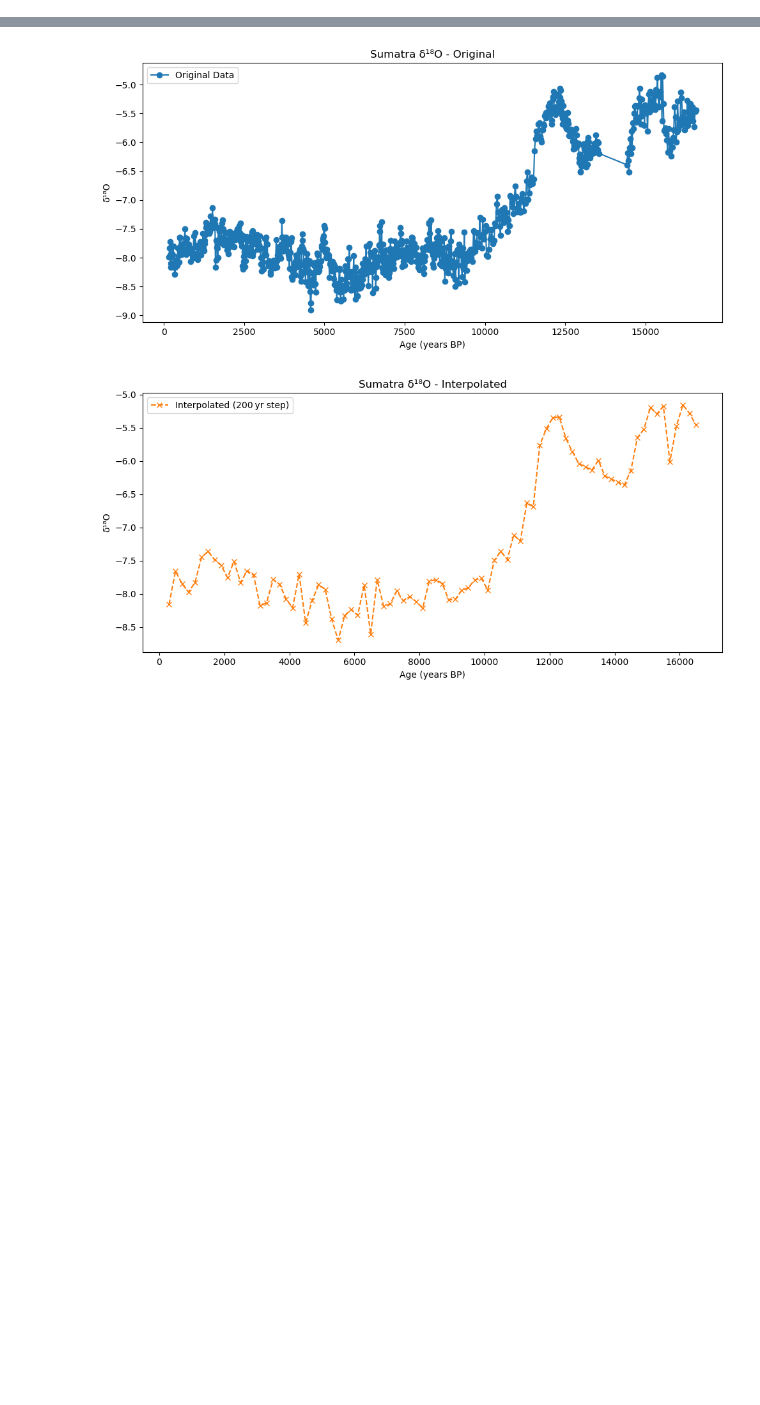
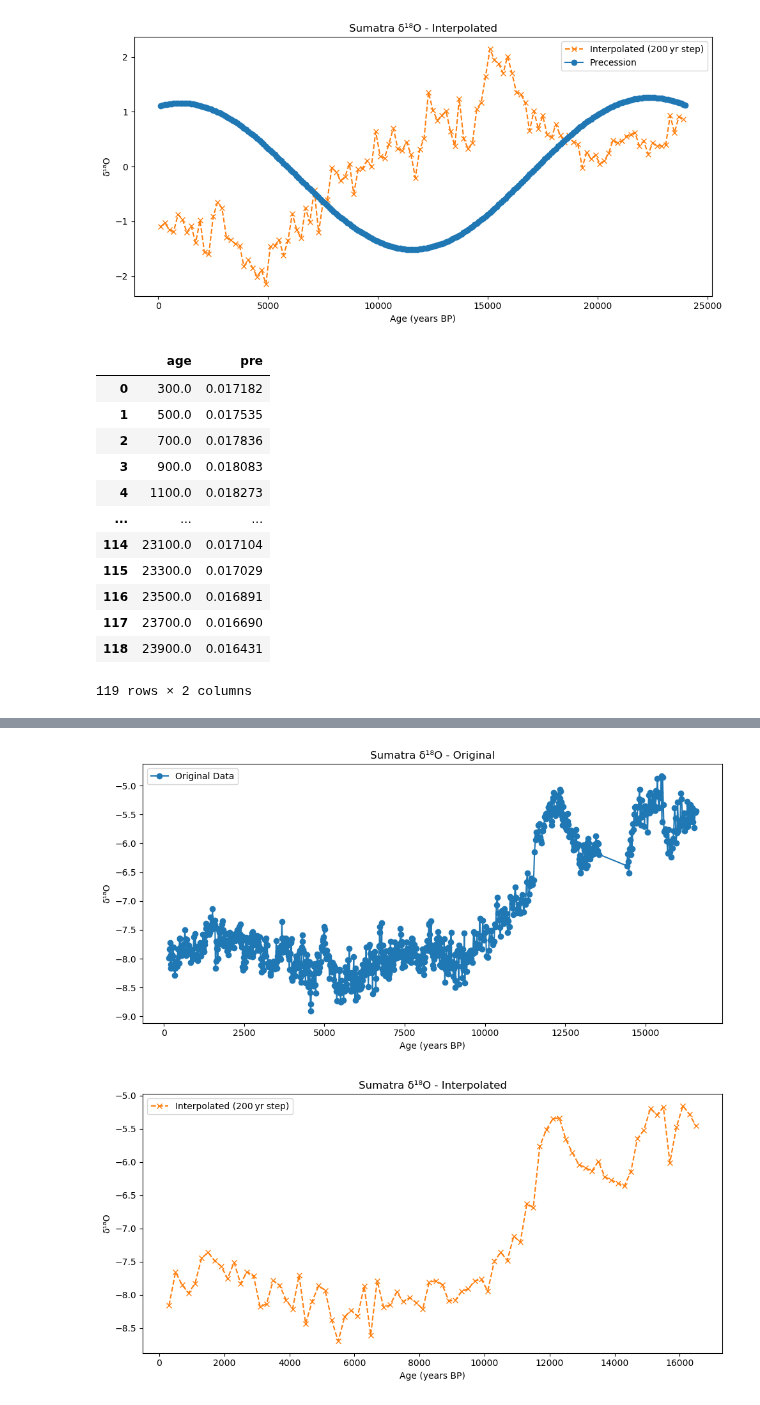
Before and after one commit to Peisong-Zheng/Inso_LGMR, a Jupyter notebook: verification_Borneo.ipynb, the cells around one changed output, grey strips where cells are left out. Drawn from its saved outputs; the diff is of its cells as text; code cells hidden in the pictures; blank space fills up the shorter version.

```diff
--- a/verification_Borneo.ipynb
+++ b/verification_Borneo.ipynb
@@ -0,0 +116,63 @@
+# %%
+import pandas as pd
+from scipy.stats import zscore
+import matplotlib.pyplot as plt
+
+# Read the file into a DataFrame
+df_pre = pd.read_csv(
+    r"D:\VScode\Inso_LGMR\inso_data\pre.txt",
+    sep='\s+',       # '\s+' means "split on any whitespace"
+    header=None,     # or specify a row number if there's a header
+    engine='python'
+)
+
+
+df_pre.iloc[:, 0] = df_pre.iloc[:, 0].abs() * 1000
+
+
+# Rename the columns
+df_pre.columns = ['age', 'pre']
+
+
+# crop the data for age>=100 <=23900
+df_pre = df_pre[(df_pre['age'] >= 100) & (df_pre['age'] <= 24000)]
+
+plt.figure(figsize=(10, 5))
+plt.plot(new_age, zscore(new_d18O), 'x--', color='C1', label='Interpolated (200 yr step)')
+plt.plot(df_pre['age'], zscore(df_pre['pre']), 'o-', label='Precession')
+plt.xlabel('Age (years BP)')
+plt.ylabel('δ¹⁸O')
+plt.title('Sumatra δ¹⁸O - Interpolated')
+plt.legend()
+plt.tight_layout()
+plt.show()
+
+# remove rows that can be divided by 200
+df_pre = df_pre[df_pre['age'] % 200 != 0]
+
+
+# the age column * -1 +24000
+df_pre['age'] = df_pre['age'] * -1 + 24000
+
+
+# drop the last row of df_pre and df_obl
+df_pre = df_pre.drop(df_pre.index[0])
+# reindex the dataframe
+df_pre = df_pre.reset_index(drop=True)
+
+df_pre
+# %% [output]
+[figure, added]
+|  | age | pre |
+| 0 | 300.0 | 0.017182 |
+| 1 | 500.0 | 0.017535 |
+| 2 | 700.0 | 0.017836 |
+| 3 | 900.0 | 0.018083 |
+| 4 | 1100.0 | 0.018273 |
+| ... | ... | ... |
+| 114 | 23100.0 | 0.017104 |
+| 115 | 23300.0 | 0.017029 |
+| 116 | 23500.0 | 0.016891 |
+| 117 | 23700.0 | 0.016690 |
+| 118 | 23900.0 | 0.016431 |
+119 rows × 2 columns
```
Also changed, not shown: parts of 2 cells of this notebook, 1 other file.
